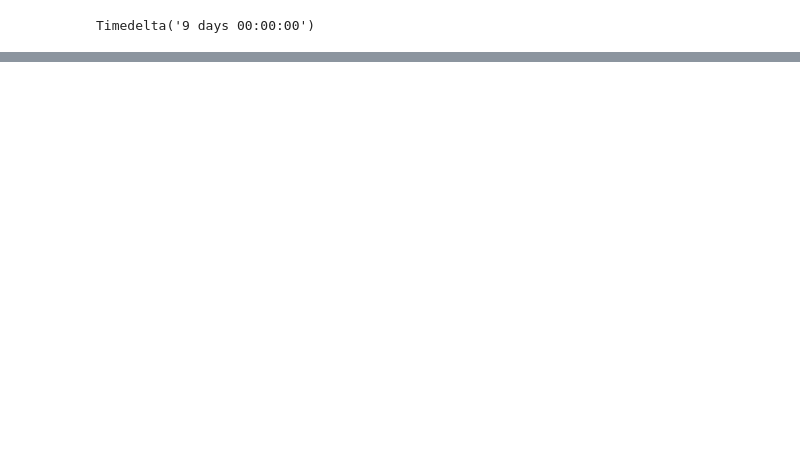
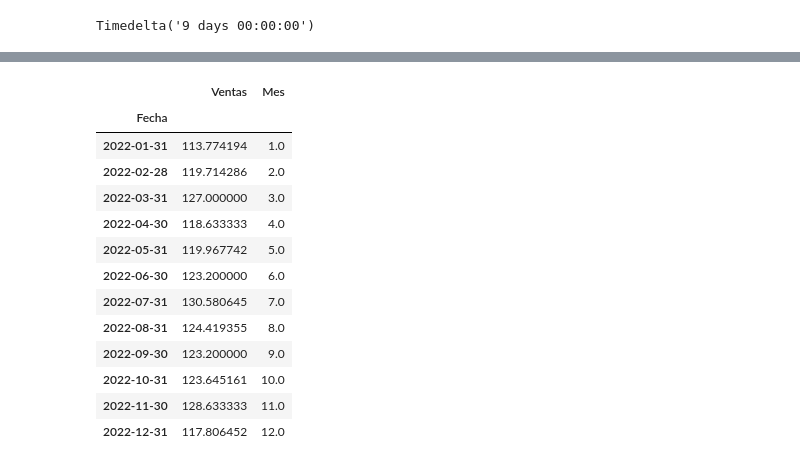
Before and after one commit to Angepira/AngePira.github.io, a Jupyter notebook: seriestemporales.ipynb, the cells around one changed output, grey strips where cells are left out. Cells and saved outputs as stored; diff of their text form; code cells hidden in the pictures; blank space fills up the shorter version.

```diff
--- a/seriestemporales.ipynb
+++ b/seriestemporales.ipynb
@@ -324,0 +408,3 @@ Timedelta('9 days 00:00:00')
+# %%
+df_ventas_temporales.set_index('Fecha', inplace = True)
+df_ventas_temporales
@@ -324,0 +426,18 @@ Timedelta('9 days 00:00:00')
+# %%
+df_ventas_mes = df_ventas_temporales.resample('M').mean()
+df_ventas_mes
+# %% [output]
+|  | Ventas | Mes |
+| Fecha |  |  |
+| 2022-01-31 | 113.774194 | 1.0 |
+| 2022-02-28 | 119.714286 | 2.0 |
+| 2022-03-31 | 127.000000 | 3.0 |
+| 2022-04-30 | 118.633333 | 4.0 |
+| 2022-05-31 | 119.967742 | 5.0 |
+| 2022-06-30 | 123.200000 | 6.0 |
+| 2022-07-31 | 130.580645 | 7.0 |
+| 2022-08-31 | 124.419355 | 8.0 |
+| 2022-09-30 | 123.200000 | 9.0 |
+| 2022-10-31 | 123.645161 | 10.0 |
+| 2022-11-30 | 128.633333 | 11.0 |
+| 2022-12-31 | 117.806452 | 12.0 |
```
Also changed, not shown: parts of 26 cells of this notebook, 1 other file.
